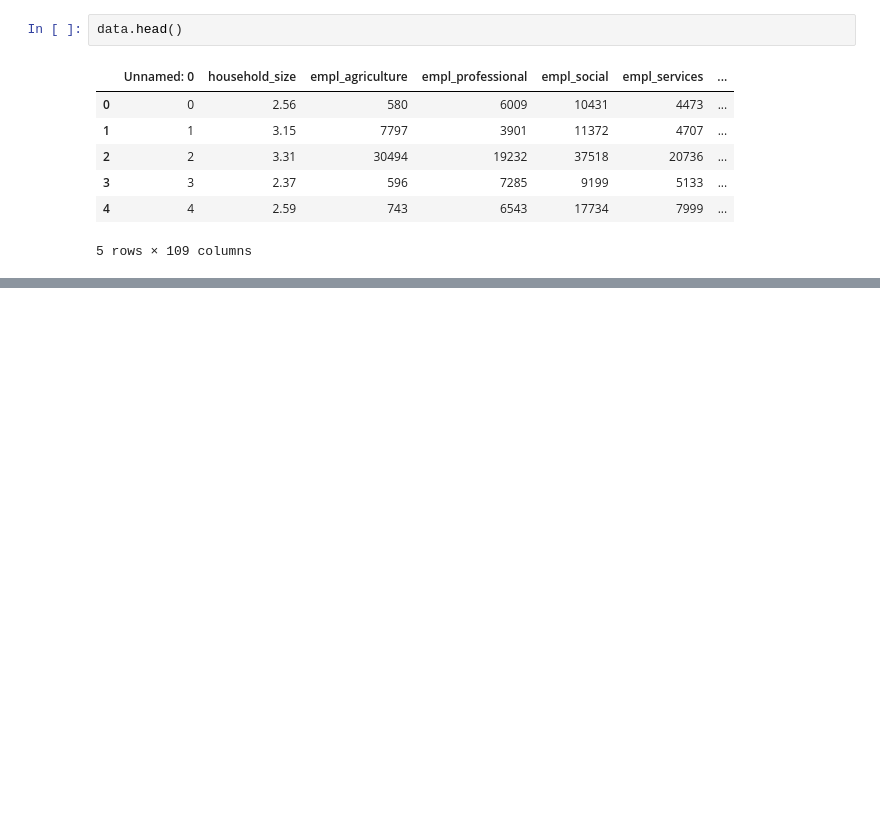
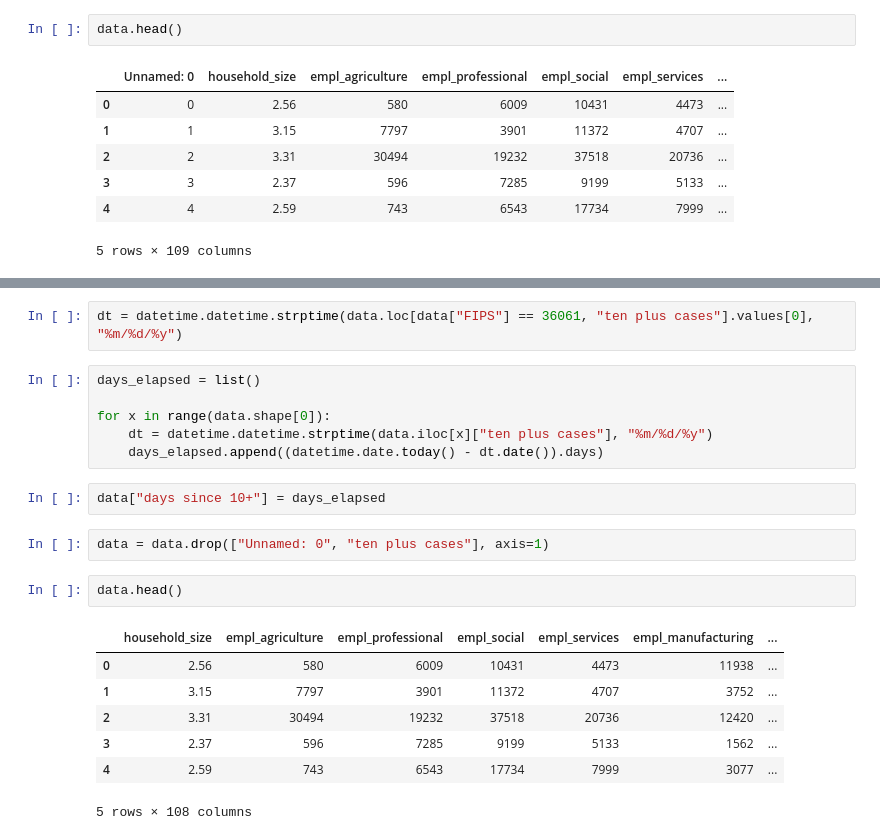
Before and after one commit to aejurgensen/Covid-19, a Jupyter notebook: EDA.ipynb, the cells around one changed output, grey strips where cells are left out. Drawn from its saved outputs; the diff is of its cells as text; blank space fills up the shorter version.

```diff
--- a/EDA.ipynb
+++ b/EDA.ipynb
@@ -26,0 +59,22 @@ data.head()
+# %%
+dt = datetime.datetime.strptime(data.loc[data["FIPS"] == 36061, "ten plus cases"].values[0], "%m/%d/%y")
+# %%
+days_elapsed = list()
+
+for x in range(data.shape[0]):
+    dt = datetime.datetime.strptime(data.iloc[x]["ten plus cases"], "%m/%d/%y")
+    days_elapsed.append((datetime.date.today() - dt.date()).days)
+# %%
+data["days since 10+"] = days_elapsed
+# %%
+data = data.drop(["Unnamed: 0", "ten plus cases"], axis=1)
+# %%
+data.head()
+# %% [output]
+|  | household_size | empl_agriculture | empl_professional | empl_social | empl_services | empl_manufacturing | ... |
+| 0 | 2.56 | 580 | 6009 | 10431 | 4473 | 11938 | ... |
+| 1 | 3.15 | 7797 | 3901 | 11372 | 4707 | 3752 | ... |
+| 2 | 3.31 | 30494 | 19232 | 37518 | 20736 | 12420 | ... |
+| 3 | 2.37 | 596 | 7285 | 9199 | 5133 | 1562 | ... |
+| 4 | 2.59 | 743 | 6543 | 17734 | 7999 | 3077 | ... |
+5 rows × 108 columns
```
Also changed, not shown: parts of 9 cells of this notebook, 3 other files.
